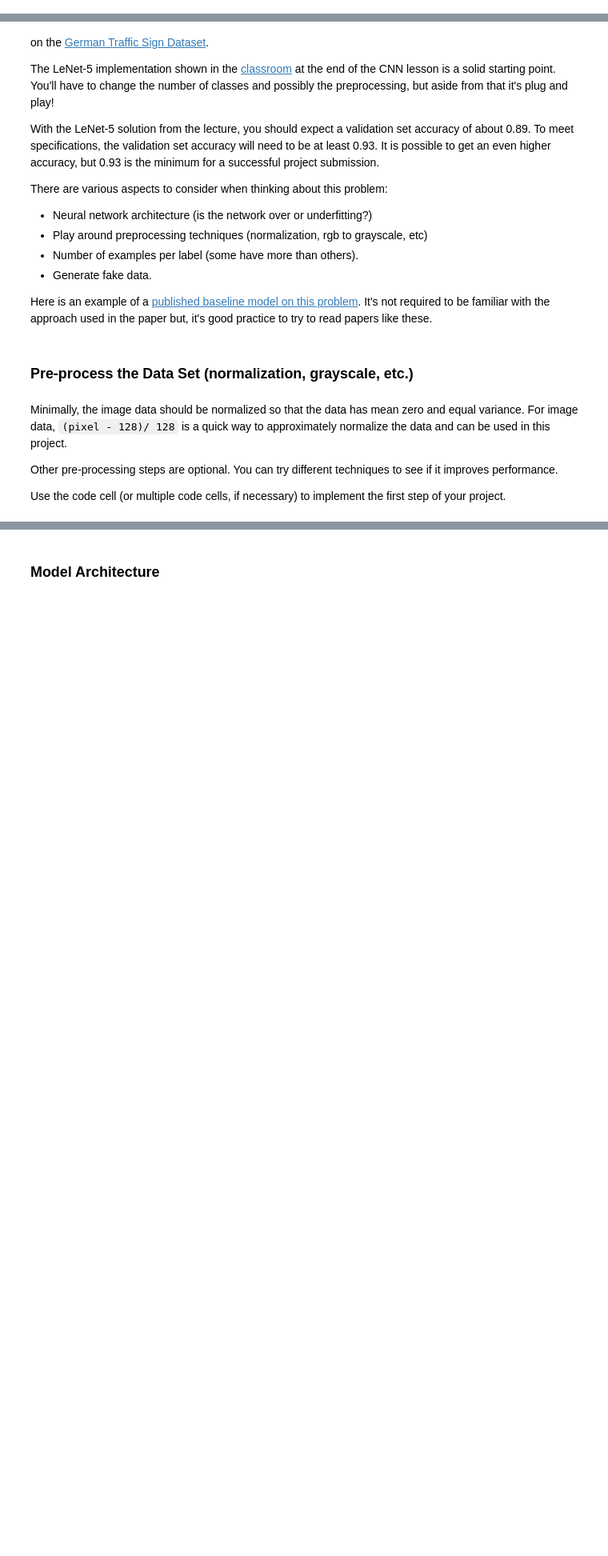
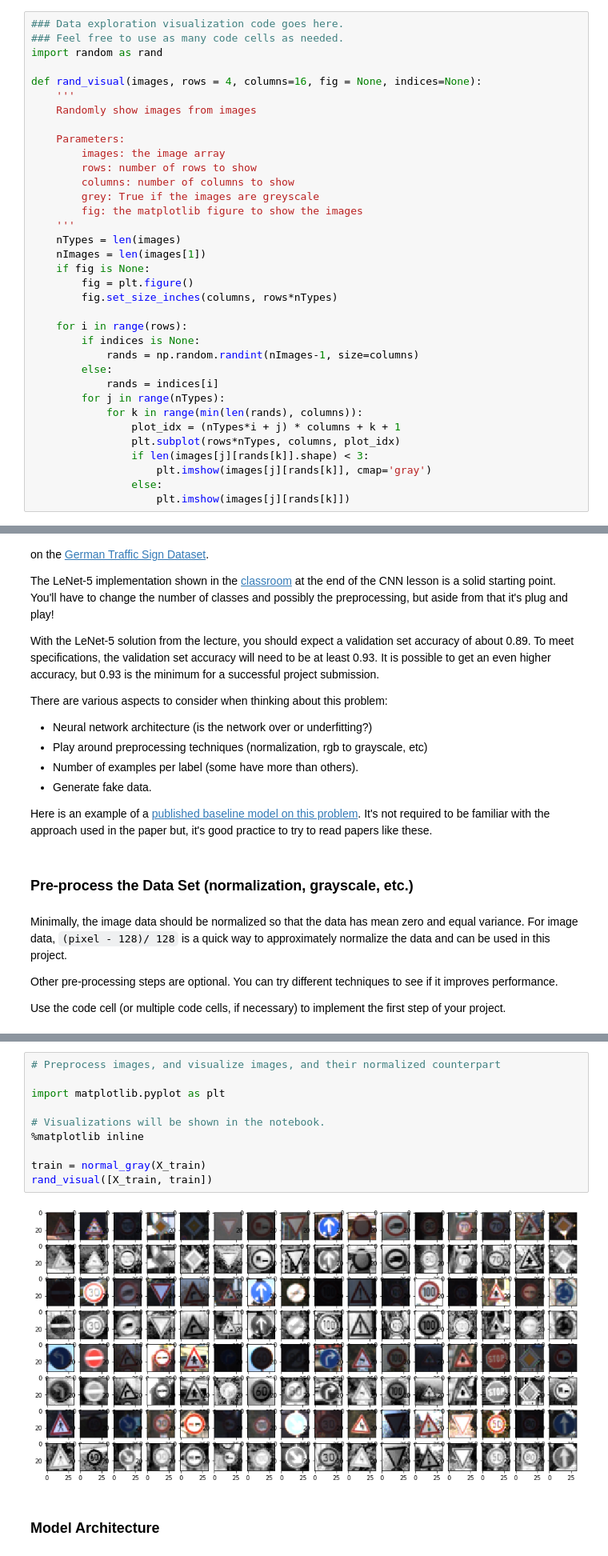
Before and after one commit to udacity/CarND-Traffic-Sign-Classifier-Project, a Jupyter notebook: Traffic_Sign_Classifier.ipynb, the cells around one changed output, grey strips where cells are left out. Shown at 80% size. Drawn from its saved outputs; the diff is of its cells as text; blank space fills up the shorter version.

```diff
--- a/Traffic_Sign_Classifier.ipynb
+++ b/Traffic_Sign_Classifier.ipynb
@@ -94,3 +97,38 @@ import matplotlib.pyplot as plt
+# %%
+### Data exploration visualization code goes here.
+### Feel free to use as many code cells as needed.
+import random as rand
+
+def rand_visual(images, rows = 4, columns=16, fig = None, indices=None):
+    '''
+    Randomly show images from images
+
+    Parameters:
+        images: the image array
+        rows: number of rows to show
+        columns: number of columns to show
+        grey: True if the images are greyscale
+        fig: the matplotlib figure to show the images
+    '''
+    nTypes = len(images)
+    nImages = len(images[1])
+    if fig is None:
+        fig = plt.figure()
+        fig.set_size_inches(columns, rows*nTypes)
+
+    for i in range(rows):
+        if indices is None:
+            rands = np.random.randint(nImages-1, size=columns)
+        else:
+            rands = indices[i]
+        for j in range(nTypes):
+            for k in range(min(len(rands), columns)):
+                plot_idx = (nTypes*i + j) * columns + k + 1
+                plt.subplot(rows*nTypes, columns, plot_idx)
+                if len(images[j][rands[k]].shape) < 3:
+                    plt.imshow(images[j][rands[k]], cmap='gray')
+                else:
+                    plt.imshow(images[j][rands[k]])
 # %% [markdown]
 ----
 
@@ -125,2 +211,14 @@ Use the code cell (or multiple code cells, if necessary) to implement the first
+# %%
+# Preprocess images, and visualize images, and their normalized counterpart
+
+import matplotlib.pyplot as plt
+
+# Visualizations will be shown in the notebook.
+%matplotlib inline
+
+train = normal_gray(X_train)
+rand_visual([X_train, train])
+# %% [output]
+[figure, added]
 # %% [markdown]
 ### Model Architecture
```
Also changed, not shown: parts of 16 cells of this notebook, 1 other file.
